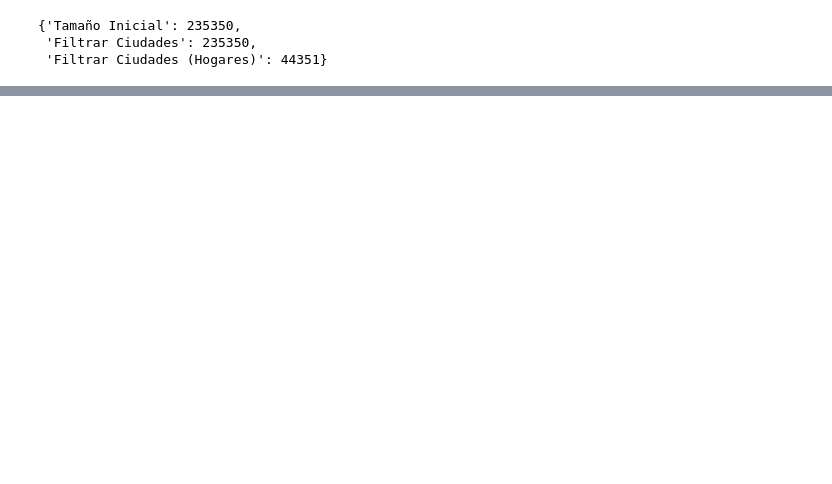
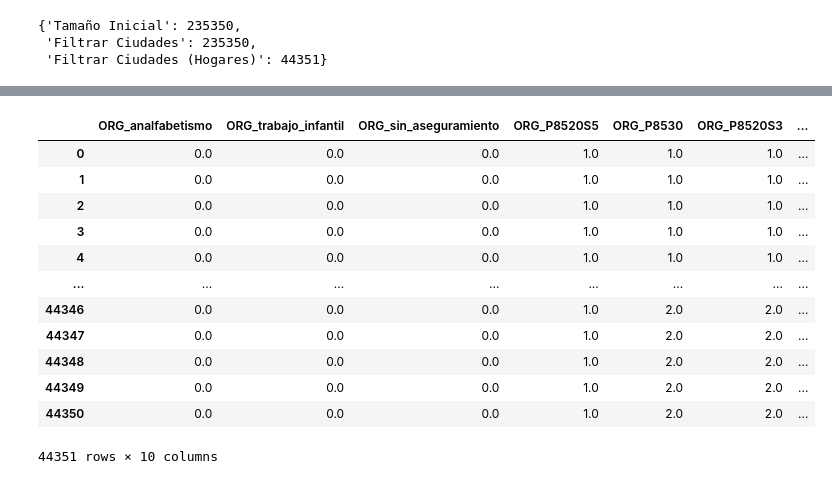
Before and after one commit to juanpablocarrillohortua/Multidimesional_poverty_in_Colombia, a Jupyter notebook: notebooks/eda_consolidate.ipynb, the cells around one changed output, grey strips where cells are left out. Cells and saved outputs as stored; diff of their text form; code cells hidden in the pictures; blank space fills up the shorter version.

```diff
--- a/notebooks/eda_consolidate.ipynb
+++ b/notebooks/eda_consolidate.ipynb
@@ -703,0 +730,19 @@ array([0, 1])
+# %%
+imputador = SimpleImputer(strategy="constant", fill_value=0, add_indicator=True)
+# %%
+df_ciudad_w_target_only_features_inputed = imputador.fit_transform(df_ciudad_w_target_only_features)
+df_ciudad_w_target_only_features_inputed
+# %% [output]
+|  | ORG_analfabetismo | ORG_trabajo_infantil | ORG_sin_aseguramiento | ORG_P8520S5 | ORG_P8530 | ORG_P8520S3 | ... |
+| 0 | 0.0 | 0.0 | 0.0 | 1.0 | 1.0 | 1.0 | ... |
+| 1 | 0.0 | 0.0 | 0.0 | 1.0 | 1.0 | 1.0 | ... |
+| 2 | 0.0 | 0.0 | 0.0 | 1.0 | 1.0 | 1.0 | ... |
+| 3 | 0.0 | 0.0 | 0.0 | 1.0 | 1.0 | 1.0 | ... |
+| 4 | 0.0 | 0.0 | 0.0 | 1.0 | 1.0 | 1.0 | ... |
+| ... | ... | ... | ... | ... | ... | ... | ... |
+| 44346 | 0.0 | 0.0 | 0.0 | 1.0 | 2.0 | 2.0 | ... |
+| 44347 | 0.0 | 0.0 | 0.0 | 1.0 | 2.0 | 2.0 | ... |
+| 44348 | 0.0 | 0.0 | 0.0 | 1.0 | 2.0 | 2.0 | ... |
+| 44349 | 0.0 | 0.0 | 0.0 | 1.0 | 2.0 | 2.0 | ... |
+| 44350 | 0.0 | 0.0 | 0.0 | 1.0 | 2.0 | 2.0 | ... |
+44351 rows × 10 columns
```
Also changed, not shown: parts of 10 cells of this notebook, 2 other files.
